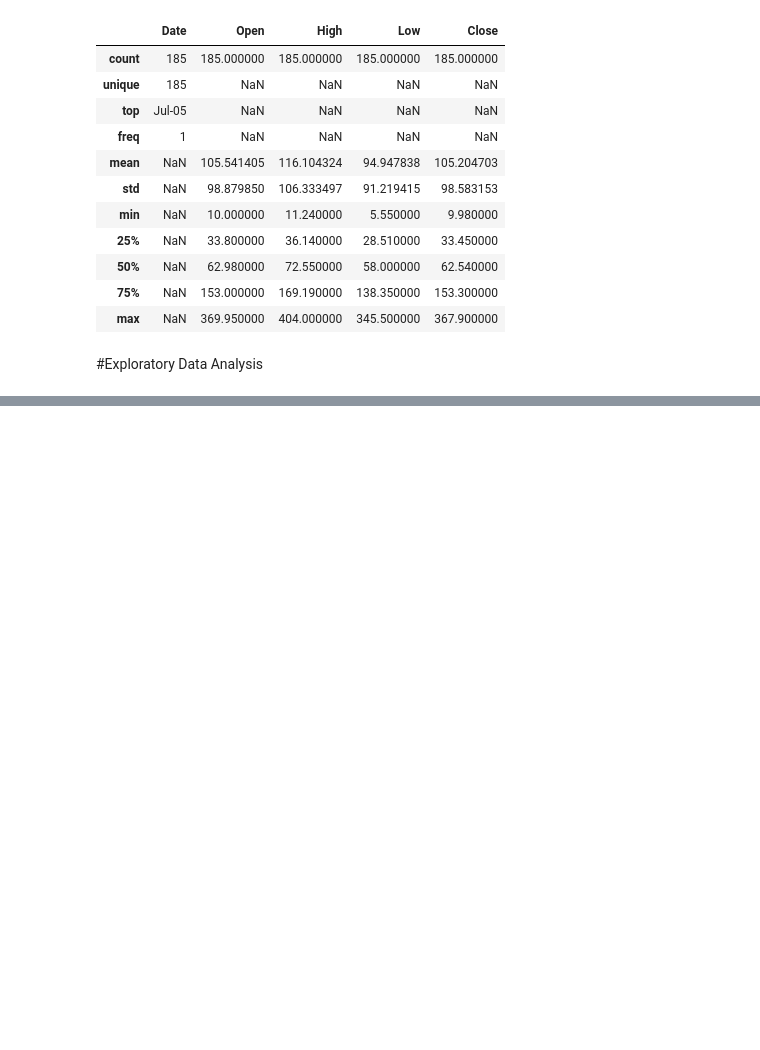
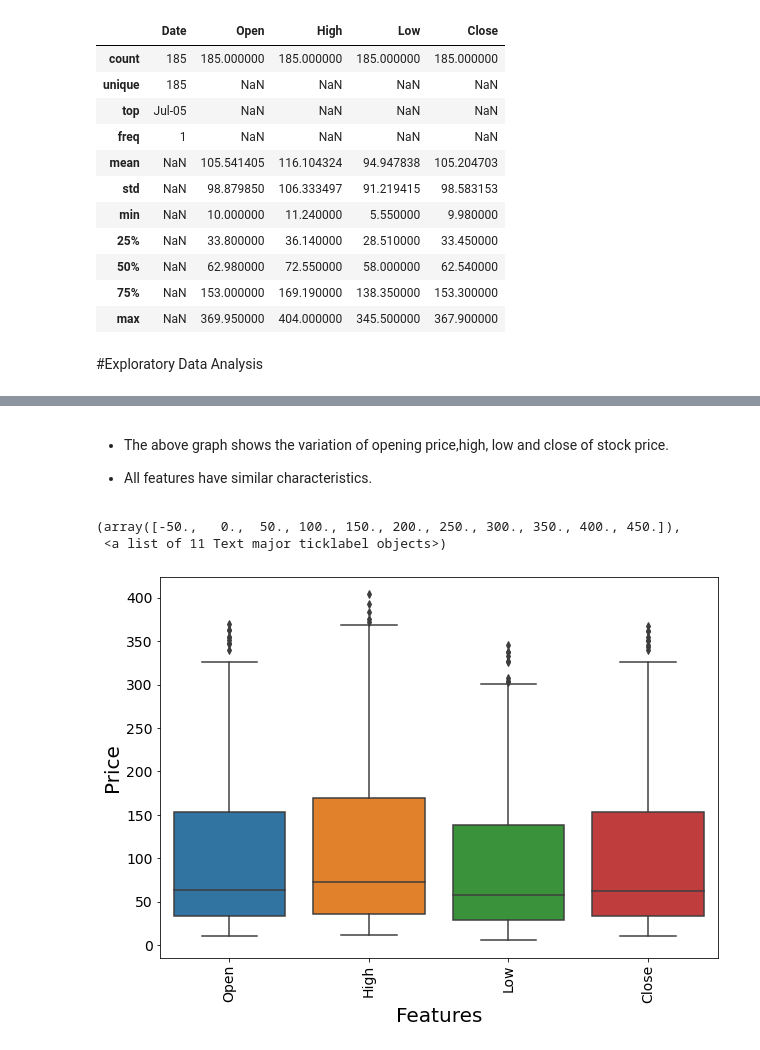
Before and after one commit to Ashfaquesayyed/Yes-bank-stock-closing-price-prediction, a Jupyter notebook: Yes_bank_stock_closing_price_new.ipynb, the cells around one changed output, grey strips where cells are left out. Saved outputs shown, nothing was run; the diff lists cells and outputs as text; code cells hidden in the pictures; blank space fills up the shorter version.

```diff
--- a/Yes_bank_stock_closing_price_new.ipynb
+++ b/Yes_bank_stock_closing_price_new.ipynb
@@ -141,0 +191,22 @@ df['Date'] = df['Date'].apply(lambda x: datetime.strptime(x, '%b-%y'))
+# %% [markdown]
+* The above graph shows the variation of  opening price,high, low and close of stock price.
+
+* All features have similar characteristics.
+# %%
+#figure size
+plt.figure(figsize=(10,7))
+
+#plot
+sns.boxplot(data= df)
+
+#labelling
+plt.xlabel('Features', fontsize= 20)
+plt.ylabel('Price', fontsize= 20)
+
+#font size of numbers
+plt.xticks(rotation=90,fontsize=14)
+plt.yticks(fontsize=14)
+# %% [output]
+(array([-50.,   0.,  50., 100., 150., 200., 250., 300., 350., 400., 450.]),
+ <a list of 11 Text major ticklabel objects>)
+[figure, added]
```
Also changed, not shown: parts of 19 cells of this notebook.
